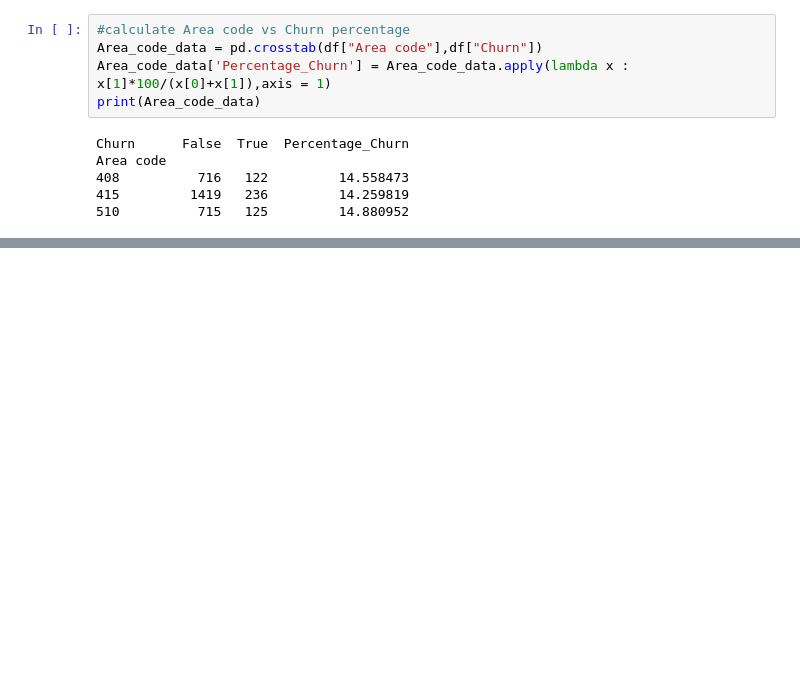
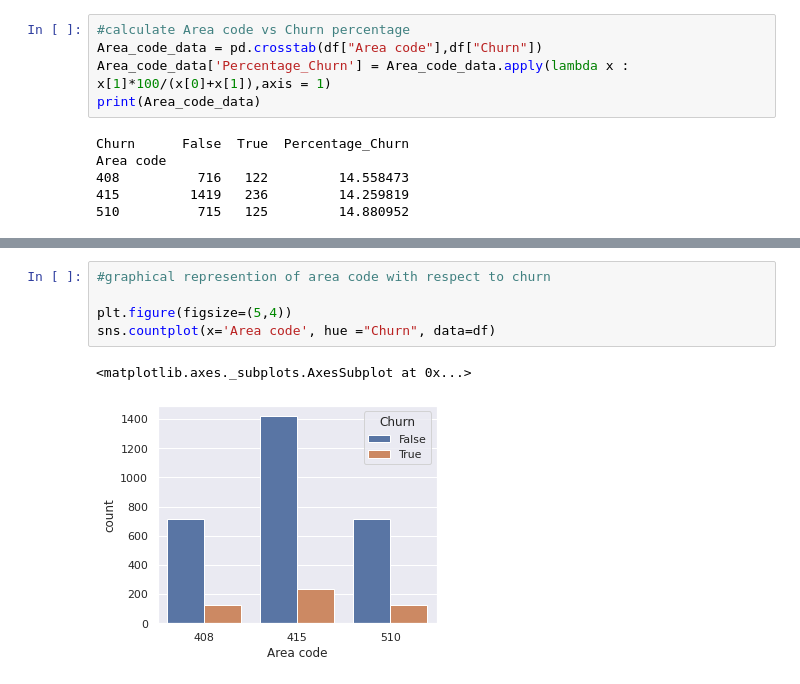
Before and after one commit to pi-mishra/Telecom_churn_eda, a Jupyter notebook: Telecom_Churn_Analysis_(Piyush)_Capstone_Project.ipynb, the cells around one changed output, grey strips where cells are left out. Saved outputs shown, nothing was run; the diff lists cells and outputs as text; blank space fills up the shorter version.

```diff
--- a/Telecom_Churn_Analysis_(Piyush)_Capstone_Project.ipynb
+++ b/Telecom_Churn_Analysis_(Piyush)_Capstone_Project.ipynb
@@ -354,0 +393,8 @@ sns.heatmap(abs(correlation), annot=True, cmap='coolwarm')
+# %%
+#graphical represention of area code with respect to churn
+
+plt.figure(figsize=(5,4))
+sns.countplot(x='Area code', hue ="Churn", data=df)
+# %% [output]
+<matplotlib.axes._subplots.AxesSubplot at 0x...>
+[figure, added]
```
Also changed, not shown: parts of 18 cells of this notebook.
